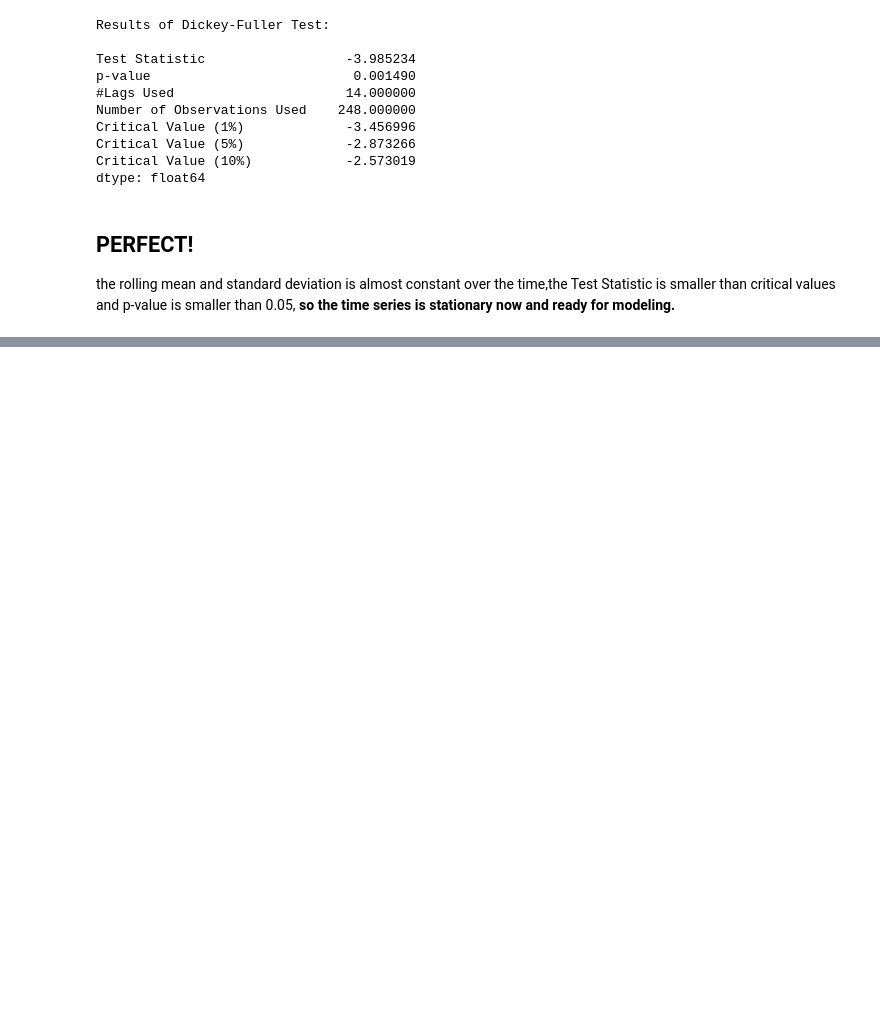
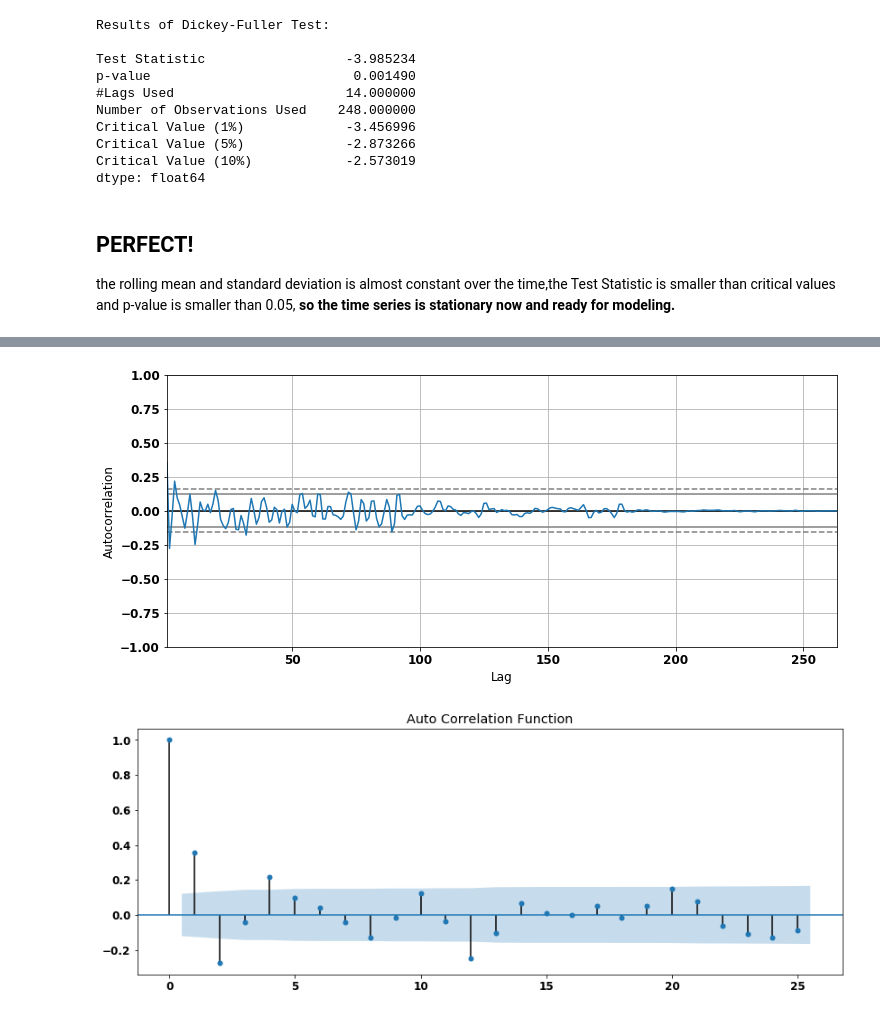
Before and after one commit to FarnazG/CodeReviews, a Jupyter notebook: time_series_codereview.ipynb, the cells around one changed output, grey strips where cells are left out. Saved outputs shown, nothing was run; the diff lists cells and outputs as text; code cells hidden in the pictures; blank space fills up the shorter version.

```diff
--- a/time_series_codereview.ipynb
+++ b/time_series_codereview.ipynb
@@ -381,0 +389,12 @@ the rolling mean and standard deviation is almost constant over the time,the Tes
+# %%
+from statsmodels.graphics.tsaplots import plot_acf, plot_pacf
+
+# Plot ACF (differenced)
+plt.figure(figsize=(12,5))
+pd.plotting.autocorrelation_plot(city_df_diff.dropna());
+
+rcParams['figure.figsize'] = (14, 5)
+plot_acf(city_df_diff.dropna(), title='Auto Correlation Function'); #lags=250
+# %% [output]
+[figure, added]
+[figure, added]
```
Also changed, not shown: parts of 2 cells of this notebook.
